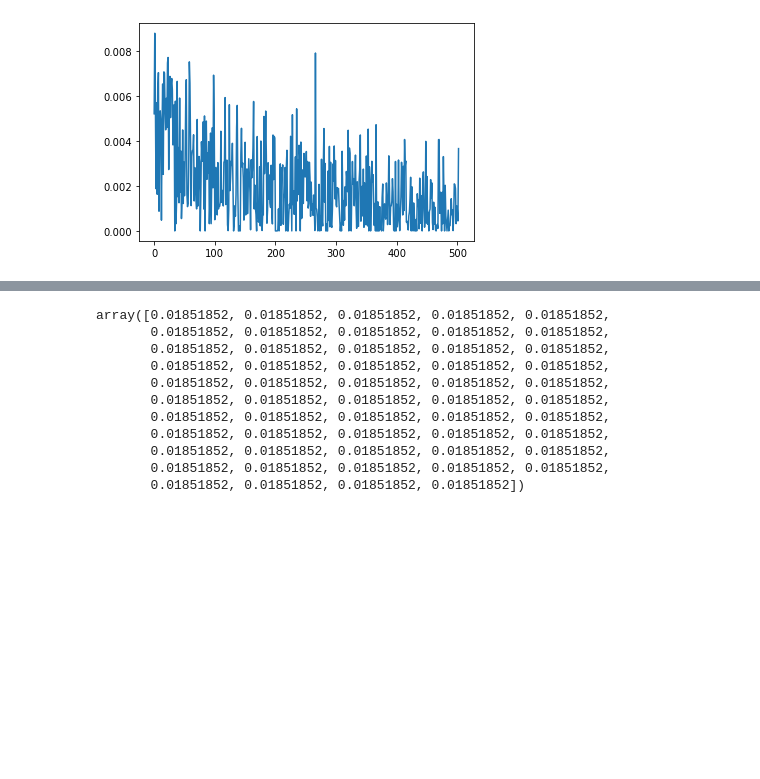
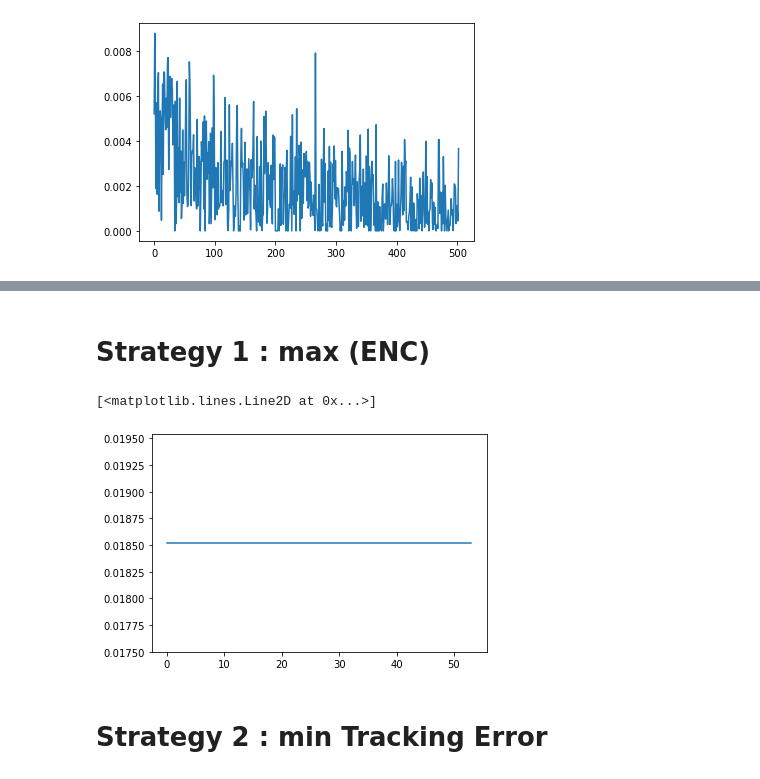
Before and after one commit to ValentinLassaigne/Climate-finance, a Jupyter notebook: Example.ipynb, the cells around one changed output, grey strips where cells are left out. Saved outputs shown, nothing was run; the diff lists cells and outputs as text; code cells hidden in the pictures; blank space fills up the shorter version.

```diff
--- a/Example.ipynb
+++ b/Example.ipynb
@@ -256,14 +240,17 @@ def portfolio_return(weights,stocks):
+# %% [markdown]
+# Strategy 1 : max (ENC)
 # %%
 from scipy.optimize import minimize
 
-def mTE(stocks,indx):
+def mENC(stocks,indx):
     """
     Returns the weights of the portfolio that gives you the maximum sharpe ratio
     given the riskfree rate and expected returns and a covariance matrix
     """
-    n = stocks2.shape[1]
-    T = stocks2.shape[0]
-    init_guess = np.repeat(1/n, n)
+    n = stocks.shape[1]
+    T = stocks.shape[0]
+    #init_guess = np.repeat(1/n, n)
+    init_guess = np.repeat(1/n,n)
     bounds = ((0.0, 1.0),) * n # an N-tuple of 2-tuples!
     # construct the constraints
     weights_sum_to_1 = {'type': 'eq',
@@ -273,26 +260,19 @@ def mTE(stocks,indx):
         """
         Returns ENC
         """
-        #return (1/(weights[i]**2).sum())
-        return -1/sum(weights[i]**2 for i in range(len(weights)))
+        #return -1/sum(weights[i]**2 for i in range(len(weights)))
+        return -1/(((weights)**2).sum())
     weights = minimize(TE, init_guess,
                        args=(stocks, indx), method='SLSQP',
                        options={'disp': False},
                        constraints=(weights_sum_to_1,),
                        bounds=bounds)
     return weights.x
-
-w = mTE(stocks,index)
-w
-# %% [output]
-array([0.01851852, 0.01851852, 0.01851852, 0.01851852, 0.01851852,
-       0.01851852, 0.01851852, 0.01851852, 0.01851852, 0.01851852,
-       0.01851852, 0.01851852, 0.01851852, 0.01851852, 0.01851852,
-       0.01851852, 0.01851852, 0.01851852, 0.01851852, 0.01851852,
-       0.01851852, 0.01851852, 0.01851852, 0.01851852, 0.01851852,
-       0.01851852, 0.01851852, 0.01851852, 0.01851852, 0.01851852,
-       0.01851852, 0.01851852, 0.01851852, 0.01851852, 0.01851852,
-       0.01851852, 0.01851852, 0.01851852, 0.01851852, 0.01851852,
-       0.01851852, 0.01851852, 0.01851852, 0.01851852, 0.01851852,
-       0.01851852, 0.01851852, 0.01851852, 0.01851852, 0.01851852,
-       0.01851852, 0.01851852, 0.01851852, 0.01851852])
+# %%
+w = mENC(stocks2,index)
+plt.plot(w)
+# %% [output]
+[<matplotlib.lines.Line2D at 0x...>]
+[figure, added]
+# %% [markdown]
+# Strategy 2 : min Tracking Error
```
Also changed, not shown: parts of 17 cells of this notebook.
